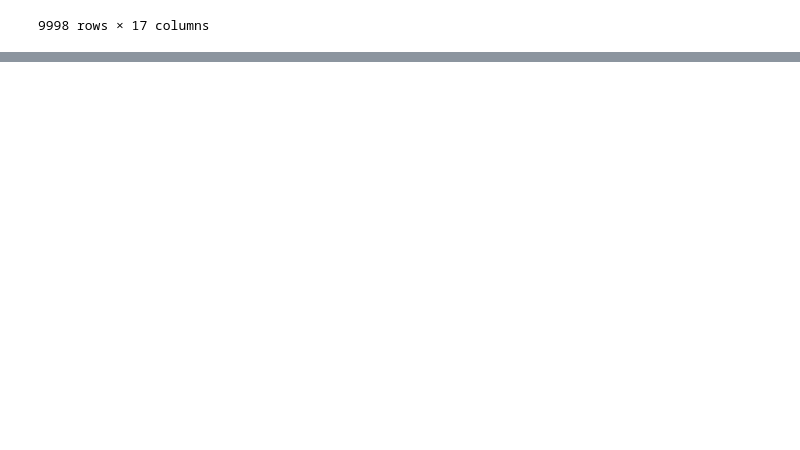
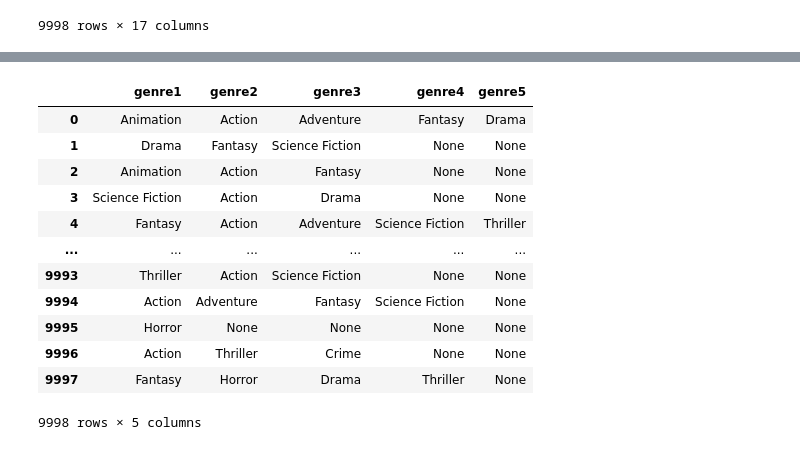
Before and after one commit to Ndhel97/TMDB_Movies_Data_Analysis, a Jupyter notebook: tmdb_movies_data_analysis.ipynb, the cells around one changed output, grey strips where cells are left out. Saved outputs shown, nothing was run; the diff lists cells and outputs as text; code cells hidden in the pictures; blank space fills up the shorter version.

```diff
--- a/tmdb_movies_data_analysis.ipynb
+++ b/tmdb_movies_data_analysis.ipynb
@@ -227,0 +284,23 @@ df
+# %%
+# Make a new df of genres
+df_genre = pd.DataFrame()
+df_genre['genre1'] = df['genre1']
+df_genre['genre2'] = df['genre2']
+df_genre['genre3'] = df['genre3']
+df_genre['genre4'] = df['genre4']
+df_genre['genre5'] = df['genre5']
+df_genre
+# %% [output]
+|  | genre1 | genre2 | genre3 | genre4 | genre5 |
+| 0 | Animation | Action | Adventure | Fantasy | Drama |
+| 1 | Drama | Fantasy | Science Fiction | None | None |
+| 2 | Animation | Action | Fantasy | None | None |
+| 3 | Science Fiction | Action | Drama | None | None |
+| 4 | Fantasy | Action | Adventure | Science Fiction | Thriller |
+| ... | ... | ... | ... | ... | ... |
+| 9993 | Thriller | Action | Science Fiction | None | None |
+| 9994 | Action | Adventure | Fantasy | Science Fiction | None |
+| 9995 | Horror | None | None | None | None |
+| 9996 | Action | Thriller | Crime | None | None |
+| 9997 | Fantasy | Horror | Drama | Thriller | None |
+9998 rows × 5 columns
```
Also changed, not shown: parts of 17 cells of this notebook.
